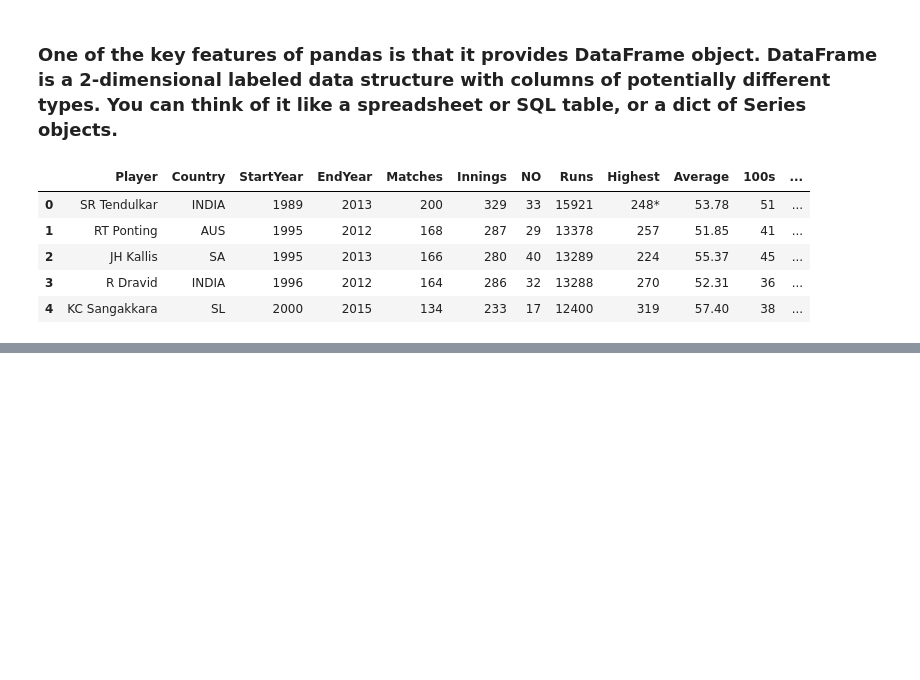
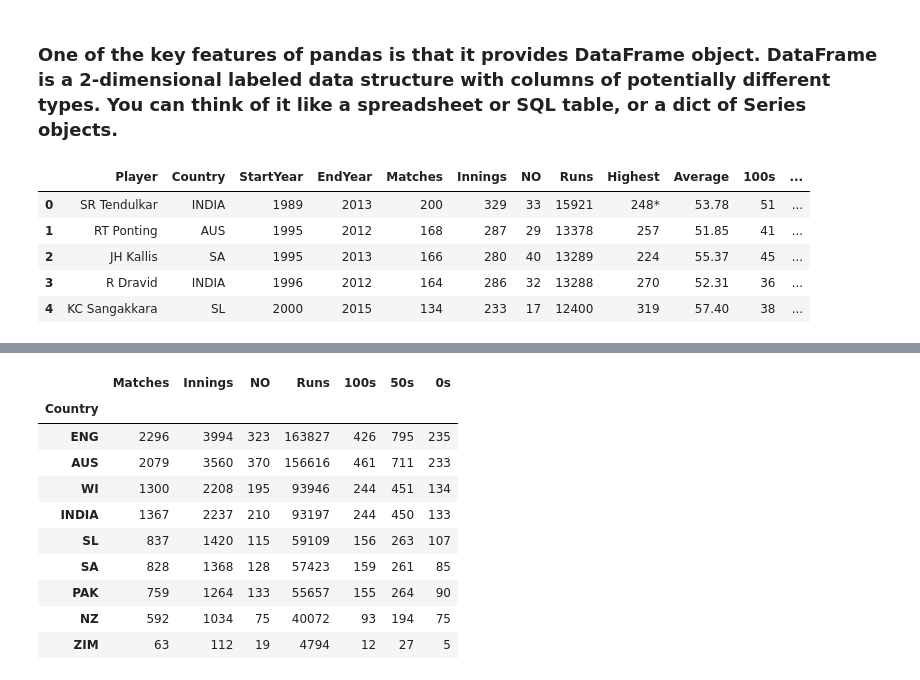
Before and after one commit to peteratwork/orangemen, a Jupyter notebook: PyCricket/PyCricket/Cricket Analysis.ipynb, the cells around one changed output, grey strips where cells are left out. Cells and saved outputs as stored; diff of their text form; code cells hidden in the pictures; blank space fills up the shorter version.

```diff
--- a/PyCricket/PyCricket/Cricket Analysis.ipynb
+++ b/PyCricket/PyCricket/Cricket Analysis.ipynb
@@ -18,0 +105,15 @@ df.head()
+# %%
+top100_sum = top100_group[['Matches', 'Innings', 'NO', 'Runs', '100s', '50s', '0s']].sum().sort_values(by='Runs', ascending=False)
+top100_sum
+# %% [output]
+|  | Matches | Innings | NO | Runs | 100s | 50s | 0s |
+| Country |  |  |  |  |  |  |  |
+| ENG | 2296 | 3994 | 323 | 163827 | 426 | 795 | 235 |
+| AUS | 2079 | 3560 | 370 | 156616 | 461 | 711 | 233 |
+| WI | 1300 | 2208 | 195 | 93946 | 244 | 451 | 134 |
+| INDIA | 1367 | 2237 | 210 | 93197 | 244 | 450 | 133 |
+| SL | 837 | 1420 | 115 | 59109 | 156 | 263 | 107 |
+| SA | 828 | 1368 | 128 | 57423 | 159 | 261 | 85 |
+| PAK | 759 | 1264 | 133 | 55657 | 155 | 264 | 90 |
+| NZ | 592 | 1034 | 75 | 40072 | 93 | 194 | 75 |
+| ZIM | 63 | 112 | 19 | 4794 | 12 | 27 | 5 |
```
Also changed, not shown: parts of 15 cells of this notebook.
